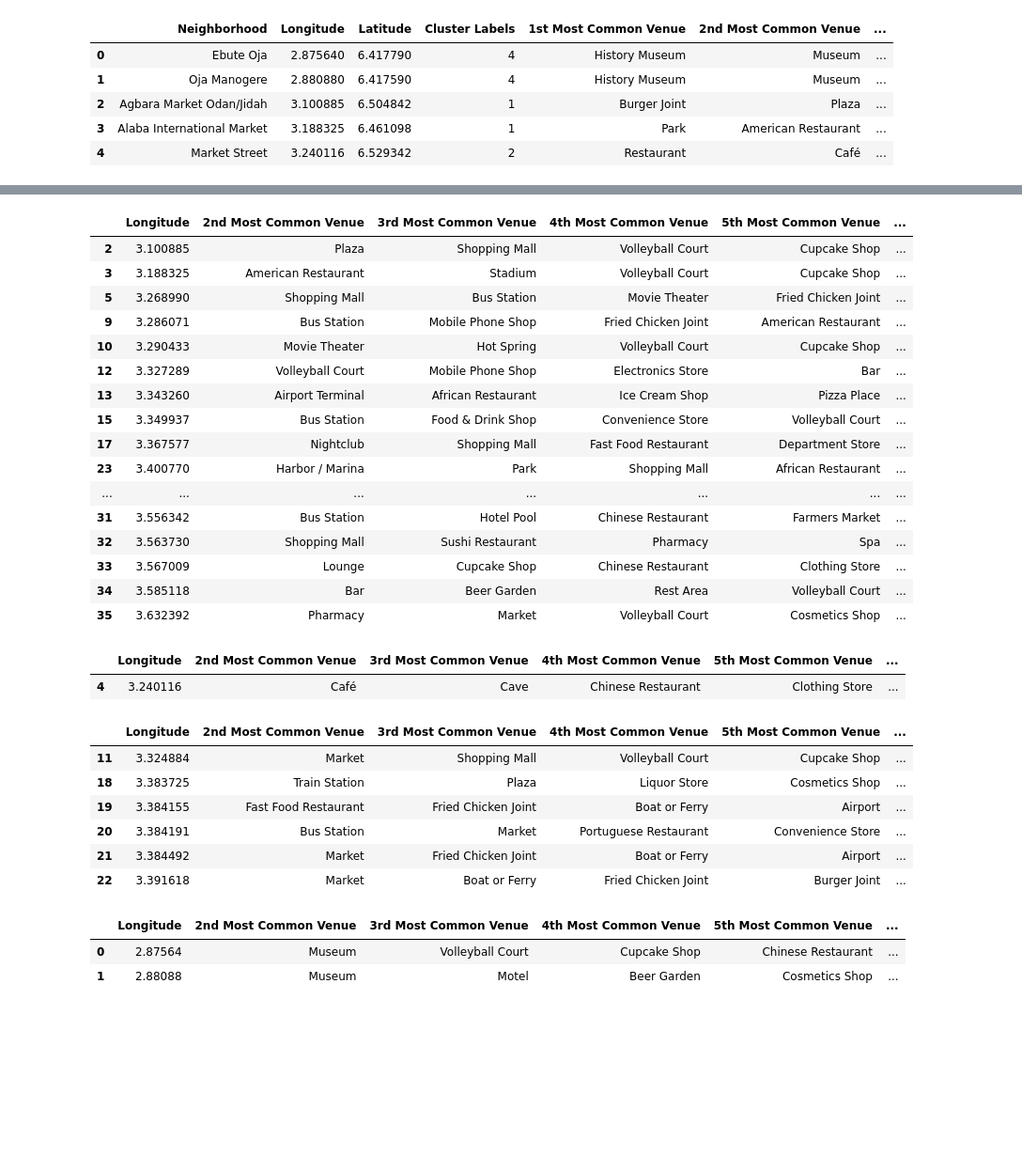
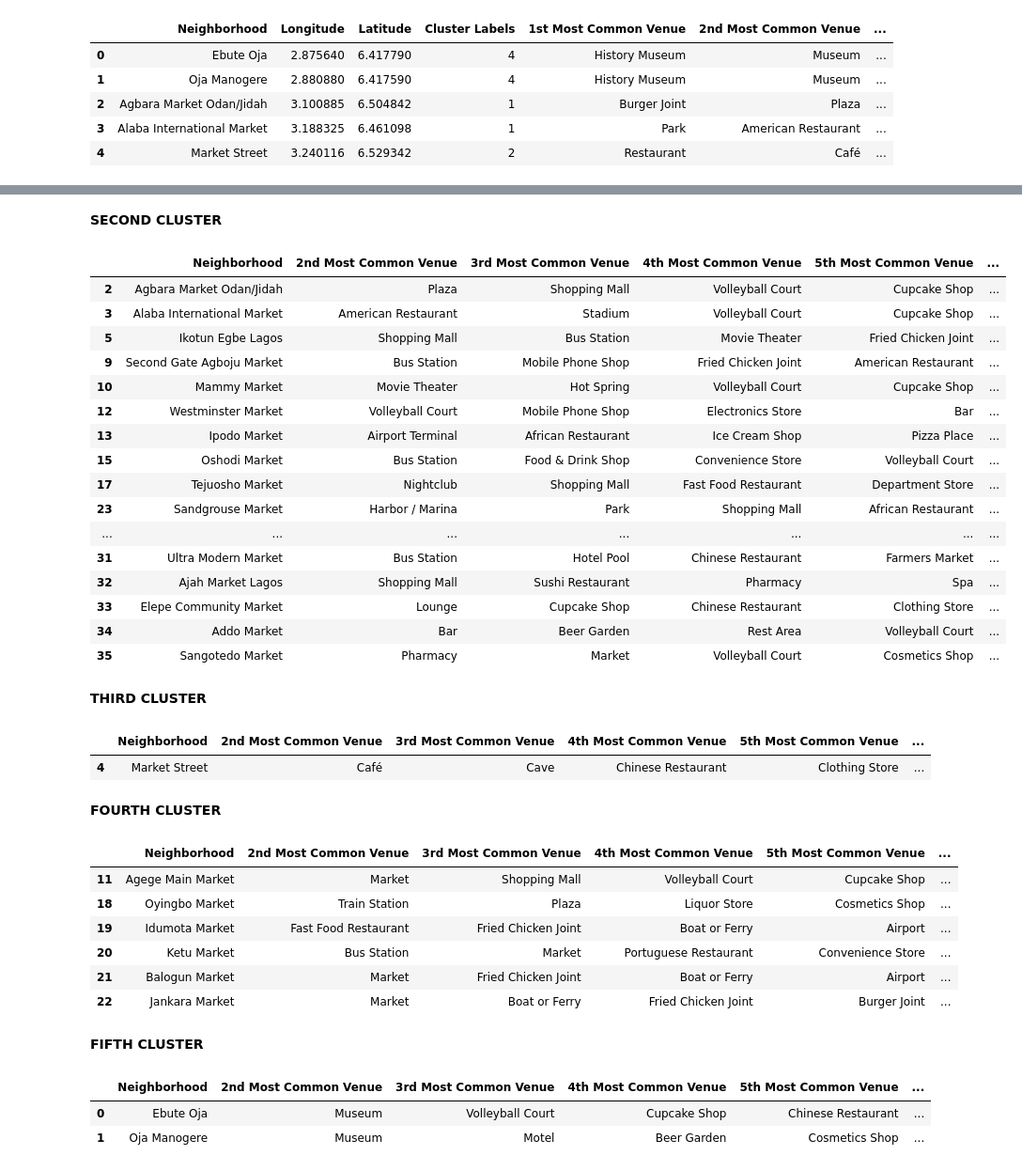
Before and after one commit to a23bisola/MyCapstoneProjcet, a Jupyter notebook: TheProject.ipynb, the cells around one changed output, grey strips where cells are left out. Shown at 94% size. Cells and saved outputs as stored; diff of their text form; code cells hidden in the pictures; blank space fills up the shorter version.

```diff
--- a/TheProject.ipynb
+++ b/TheProject.ipynb
@@ -525,41 +523,49 @@ martt_merged.loc[martt_merged['Cluster Labels'] == 0, martt_merged.columns[[1] +
+# %% [markdown]
+__SECOND CLUSTER__
 # %%
-martt_merged.loc[martt_merged['Cluster Labels'] == 1, martt_merged.columns[[1] + list(range(5, martt_merged.shape[1]))]]
+martt_merged.loc[martt_merged['Cluster Labels'] == 1, martt_merged.columns[[0] + list(range(5, martt_merged.shape[1]))]]
 # %% [output]
-|  | Longitude | 2nd Most Common Venue | 3rd Most Common Venue | 4th Most Common Venue | 5th Most Common Venue | ... |
-| 2 | 3.100885 | Plaza | Shopping Mall | Volleyball Court | Cupcake Shop | ... |
-| 3 | 3.188325 | American Restaurant | Stadium | Volleyball Court | Cupcake Shop | ... |
-| 5 | 3.268990 | Shopping Mall | Bus Station | Movie Theater | Fried Chicken Joint | ... |
-| 9 | 3.286071 | Bus Station | Mobile Phone Shop | Fried Chicken Joint | American Restaurant | ... |
-| 10 | 3.290433 | Movie Theater | Hot Spring | Volleyball Court | Cupcake Shop | ... |
-| 12 | 3.327289 | Volleyball Court | Mobile Phone Shop | Electronics Store | Bar | ... |
-| 13 | 3.343260 | Airport Terminal | African Restaurant | Ice Cream Shop | Pizza Place | ... |
-| 15 | 3.349937 | Bus Station | Food & Drink Shop | Convenience Store | Volleyball Court | ... |
-| 17 | 3.367577 | Nightclub | Shopping Mall | Fast Food Restaurant | Department Store | ... |
-| 23 | 3.400770 | Harbor / Marina | Park | Shopping Mall | African Restaurant | ... |
+|  | Neighborhood | 2nd Most Common Venue | 3rd Most Common Venue | 4th Most Common Venue | 5th Most Common Venue | ... |
+| 2 | Agbara Market Odan/Jidah | Plaza | Shopping Mall | Volleyball Court | Cupcake Shop | ... |
+| 3 | Alaba International Market | American Restaurant | Stadium | Volleyball Court | Cupcake Shop | ... |
+| 5 | Ikotun Egbe Lagos | Shopping Mall | Bus Station | Movie Theater | Fried Chicken Joint | ... |
+| 9 | Second Gate Agboju Market | Bus Station | Mobile Phone Shop | Fried Chicken Joint | American Restaurant | ... |
+| 10 | Mammy Market | Movie Theater | Hot Spring | Volleyball Court | Cupcake Shop | ... |
+| 12 | Westminster Market | Volleyball Court | Mobile Phone Shop | Electronics Store | Bar | ... |
+| 13 | Ipodo Market | Airport Terminal | African Restaurant | Ice Cream Shop | Pizza Place | ... |
+| 15 | Oshodi Market | Bus Station | Food & Drink Shop | Convenience Store | Volleyball Court | ... |
+| 17 | Tejuosho Market | Nightclub | Shopping Mall | Fast Food Restaurant | Department Store | ... |
+| 23 | Sandgrouse Market | Harbor / Marina | Park | Shopping Mall | African Restaurant | ... |
 | ... | ... | ... | ... | ... | ... | ... |
-| 31 | 3.556342 | Bus Station | Hotel Pool | Chinese Restaurant | Farmers Market | ... |
-| 32 | 3.563730 | Shopping Mall | Sushi Restaurant | Pharmacy | Spa | ... |
-| 33 | 3.567009 | Lounge | Cupcake Shop | Chinese Restaurant | Clothing Store | ... |
-| 34 | 3.585118 | Bar | Beer Garden | Rest Area | Volleyball Court | ... |
-| 35 | 3.632392 | Pharmacy | Market | Volleyball Court | Cosmetics Shop | ... |
+| 31 | Ultra Modern Market | Bus Station | Hotel Pool | Chinese Restaurant | Farmers Market | ... |
+| 32 | Ajah Market Lagos | Shopping Mall | Sushi Restaurant | Pharmacy | Spa | ... |
+| 33 | Elepe Community Market | Lounge | Cupcake Shop | Chinese Restaurant | Clothing Store | ... |
+| 34 | Addo Market | Bar | Beer Garden | Rest Area | Volleyball Court | ... |
+| 35 | Sangotedo Market | Pharmacy | Market | Volleyball Court | Cosmetics Shop | ... |
+# %% [markdown]
+__THIRD CLUSTER__
 # %%
-martt_merged.loc[martt_merged['Cluster Labels'] == 2, martt_merged.columns[[1] + list(range(5, martt_merged.shape[1]))]]
+martt_merged.loc[martt_merged['Cluster Labels'] == 2, martt_merged.columns[[0] + list(range(5, martt_merged.shape[1]))]]
 # %% [output]
-|  | Longitude | 2nd Most Common Venue | 3rd Most Common Venue | 4th Most Common Venue | 5th Most Common Venue | ... |
-| 4 | 3.240116 | Café | Cave | Chinese Restaurant | Clothing Store | ... |
+|  | Neighborhood | 2nd Most Common Venue | 3rd Most Common Venue | 4th Most Common Venue | 5th Most Common Venue | ... |
+| 4 | Market Street | Café | Cave | Chinese Restaurant | Clothing Store | ... |
+# %% [markdown]
+__FOURTH CLUSTER__
 # %%
-martt_merged.loc[martt_merged['Cluster Labels'] == 3, martt_merged.columns[[1] + list(range(5, martt_merged.shape[1]))]]
+martt_merged.loc[martt_merged['Cluster Labels'] == 3, martt_merged.columns[[0] + list(range(5, martt_merged.shape[1]))]]
 # %% [output]
-|  | Longitude | 2nd Most Common Venue | 3rd Most Common Venue | 4th Most Common Venue | 5th Most Common Venue | ... |
-| 11 | 3.324884 | Market | Shopping Mall | Volleyball Court | Cupcake Shop | ... |
-| 18 | 3.383725 | Train Station | Plaza | Liquor Store | Cosmetics Shop | ... |
-| 19 | 3.384155 | Fast Food Restaurant | Fried Chicken Joint | Boat or Ferry | Airport | ... |
-| 20 | 3.384191 | Bus Station | Market | Portuguese Restaurant | Convenience Store | ... |
-| 21 | 3.384492 | Market | Fried Chicken Joint | Boat or Ferry | Airport | ... |
-| 22 | 3.391618 | Market | Boat or Ferry | Fried Chicken Joint | Burger Joint | ... |
+|  | Neighborhood | 2nd Most Common Venue | 3rd Most Common Venue | 4th Most Common Venue | 5th Most Common Venue | ... |
+| 11 | Agege Main Market | Market | Shopping Mall | Volleyball Court | Cupcake Shop | ... |
+| 18 | Oyingbo Market | Train Station | Plaza | Liquor Store | Cosmetics Shop | ... |
+| 19 | Idumota Market | Fast Food Restaurant | Fried Chicken Joint | Boat or Ferry | Airport | ... |
+| 20 | Ketu Market | Bus Station | Market | Portuguese Restaurant | Convenience Store | ... |
+| 21 | Balogun Market | Market | Fried Chicken Joint | Boat or Ferry | Airport | ... |
+| 22 | Jankara Market | Market | Boat or Ferry | Fried Chicken Joint | Burger Joint | ... |
+# %% [markdown]
+__FIFTH CLUSTER__
 # %%
-martt_merged.loc[martt_merged['Cluster Labels'] == 4, martt_merged.columns[[1] + list(range(5, martt_merged.shape[1]))]]
+martt_merged.loc[martt_merged['Cluster Labels'] == 4, martt_merged.columns[[0] + list(range(5, martt_merged.shape[1]))]]
 # %% [output]
-|  | Longitude | 2nd Most Common Venue | 3rd Most Common Venue | 4th Most Common Venue | 5th Most Common Venue | ... |
-| 0 | 2.87564 | Museum | Volleyball Court | Cupcake Shop | Chinese Restaurant | ... |
-| 1 | 2.88088 | Museum | Motel | Beer Garden | Cosmetics Shop | ... |
+|  | Neighborhood | 2nd Most Common Venue | 3rd Most Common Venue | 4th Most Common Venue | 5th Most Common Venue | ... |
+| 0 | Ebute Oja | Museum | Volleyball Court | Cupcake Shop | Chinese Restaurant | ... |
+| 1 | Oja Manogere | Museum | Motel | Beer Garden | Cosmetics Shop | ... |
```
Also changed, not shown: parts of 6 cells of this notebook.
